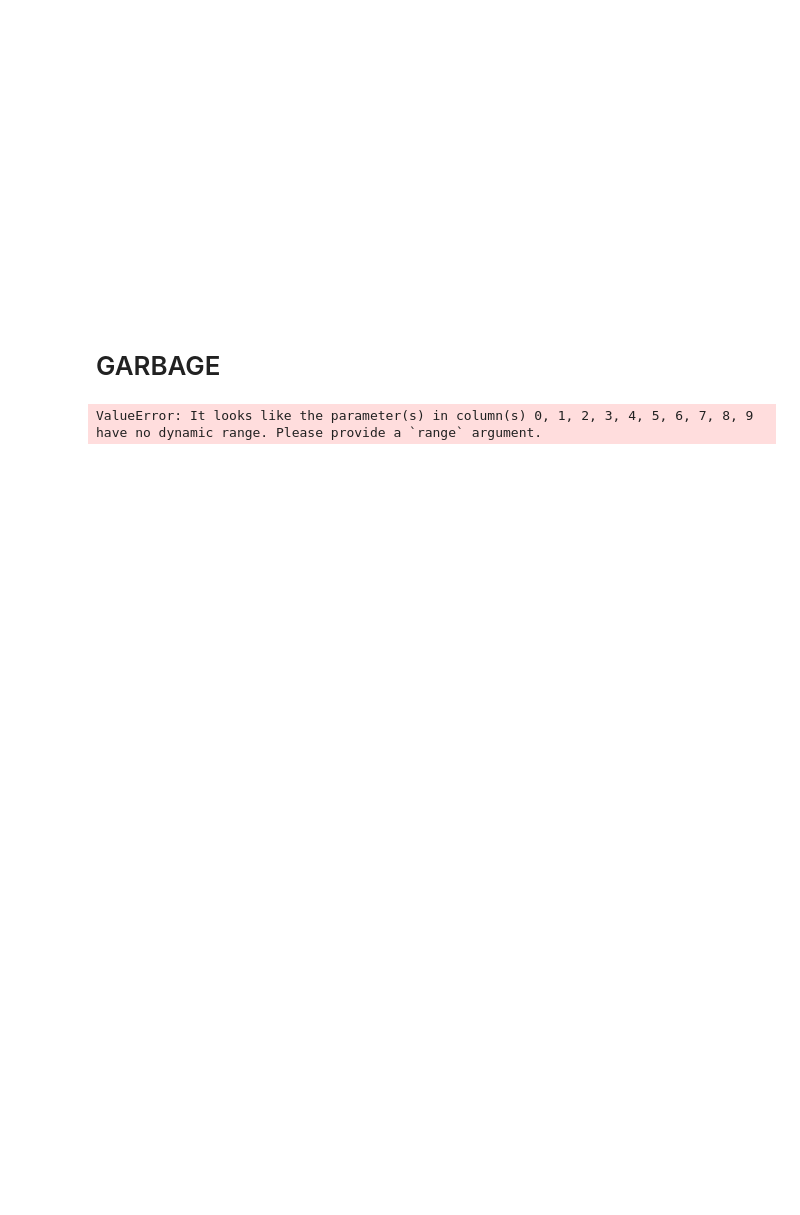
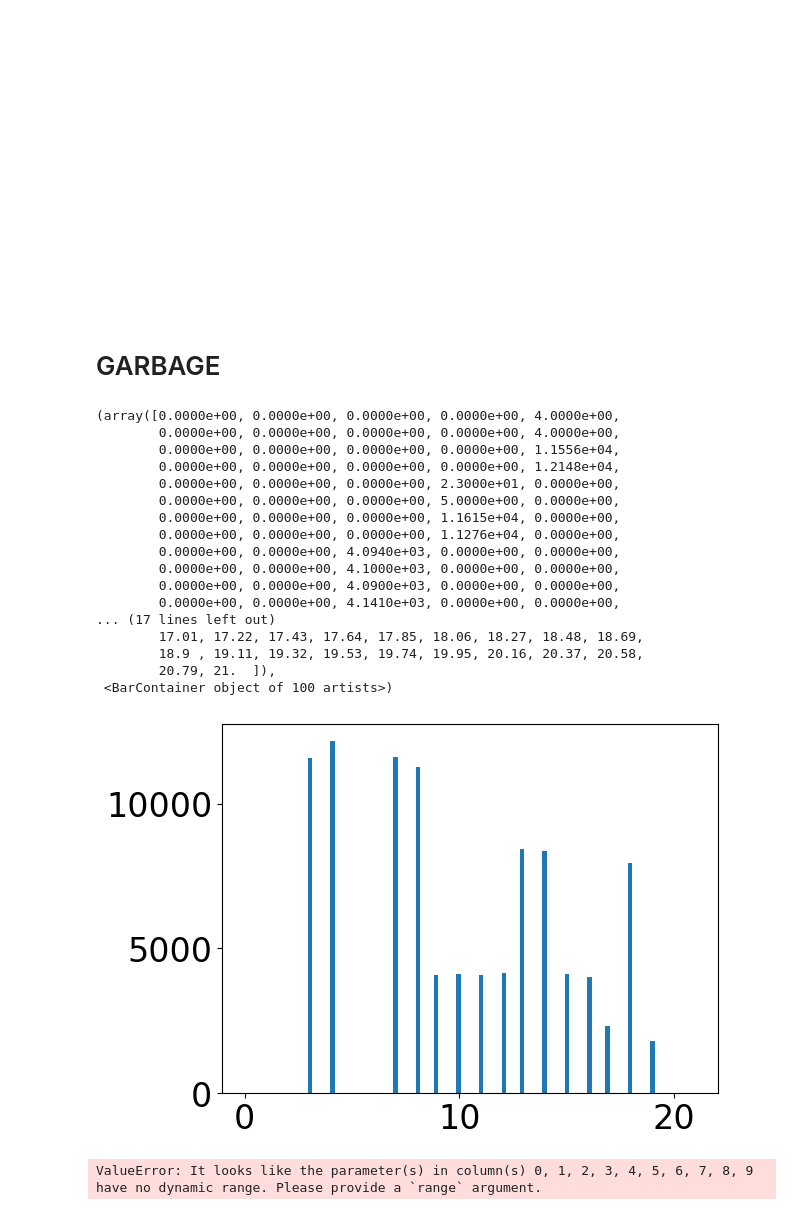
Before and after one commit to nikos-triantafyllou/Database-21cmFASTv4, a Jupyter notebook: Tutorial/Chi_squared.ipynb, the cells around one changed output. Saved outputs shown, nothing was run; the diff lists cells and outputs as text; code cells hidden in the pictures; blank space fills up the shorter version.

```diff
--- a/Tutorial/Chi_squared.ipynb
+++ b/Tutorial/Chi_squared.ipynb
@@ -453,3 +486,36 @@ new_samples = kde.sample(100000)  # Generate 1000 new parameter sets
+# %%
+# Lower bounds in the new order
+l_bounds = [
+    -1,      # ALPHA_ESC
+    -0.5,    # ALPHA_STAR
+    -3,      # F_ESC10
+    -3,      # F_STAR10
+    38,      # L_X
+    5,       # M_TURN
+    100,     # NU_X_THRESH
+    0.8092,  # SIGMA_8
+    0,       # SIGMA_SFR_LIM
+    0        # t_STAR
+]
+
+# Upper bounds in the new order
+u_bounds = [
+    0.5,     # ALPHA_ESC
+    1,       # ALPHA_STAR
+    0,       # F_ESC10
+    0,       # F_STAR10
+    42,      # L_X
+    10,      # M_TURN
+    1500,    # NU_X_THRESH
+    0.8128,  # SIGMA_8
+    1.2,     # SIGMA_SFR_LIM
+    1        # t_STAR
+]
+
+valid_samples = filter_samples(new_samples, l_bounds, u_bounds)
+valid_samples.shape
+
+valid_samples = new_samples
 # %%
 from corner.corner import corner
 plt.rcParams.update({'font.size': 24})
@@ -577,6 +692,27 @@ cornerplot(data = new_samples, fig = fig, color = 'teal', name='prior');
 <br>
 
 # GARBAGE
+# %%
+plt.hist(positions,range=(0,21), bins=100)
+# %% [output]
+(array([0.0000e+00, 0.0000e+00, 0.0000e+00, 0.0000e+00, 4.0000e+00,
+        0.0000e+00, 0.0000e+00, 0.0000e+00, 0.0000e+00, 4.0000e+00,
+        0.0000e+00, 0.0000e+00, 0.0000e+00, 0.0000e+00, 1.1556e+04,
+        0.0000e+00, 0.0000e+00, 0.0000e+00, 0.0000e+00, 1.2148e+04,
+        0.0000e+00, 0.0000e+00, 0.0000e+00, 2.3000e+01, 0.0000e+00,
+        0.0000e+00, 0.0000e+00, 0.0000e+00, 5.0000e+00, 0.0000e+00,
+        0.0000e+00, 0.0000e+00, 0.0000e+00, 1.1615e+04, 0.0000e+00,
+        0.0000e+00, 0.0000e+00, 0.0000e+00, 1.1276e+04, 0.0000e+00,
+        0.0000e+00, 0.0000e+00, 4.0940e+03, 0.0000e+00, 0.0000e+00,
+        0.0000e+00, 0.0000e+00, 4.1000e+03, 0.0000e+00, 0.0000e+00,
+        0.0000e+00, 0.0000e+00, 4.0900e+03, 0.0000e+00, 0.0000e+00,
+        0.0000e+00, 0.0000e+00, 4.1410e+03, 0.0000e+00, 0.0000e+00,
+... (17 lines left out)
+        17.01, 17.22, 17.43, 17.64, 17.85, 18.06, 18.27, 18.48, 18.69,
+        18.9 , 19.11, 19.32, 19.53, 19.74, 19.95, 20.16, 20.37, 20.58,
+        20.79, 21.  ]),
+ <BarContainer object of 100 artists>)
+[figure, added]
 # %%
 from corner.corner import corner
 
```
Also changed, not shown: parts of 21 cells of this notebook.
